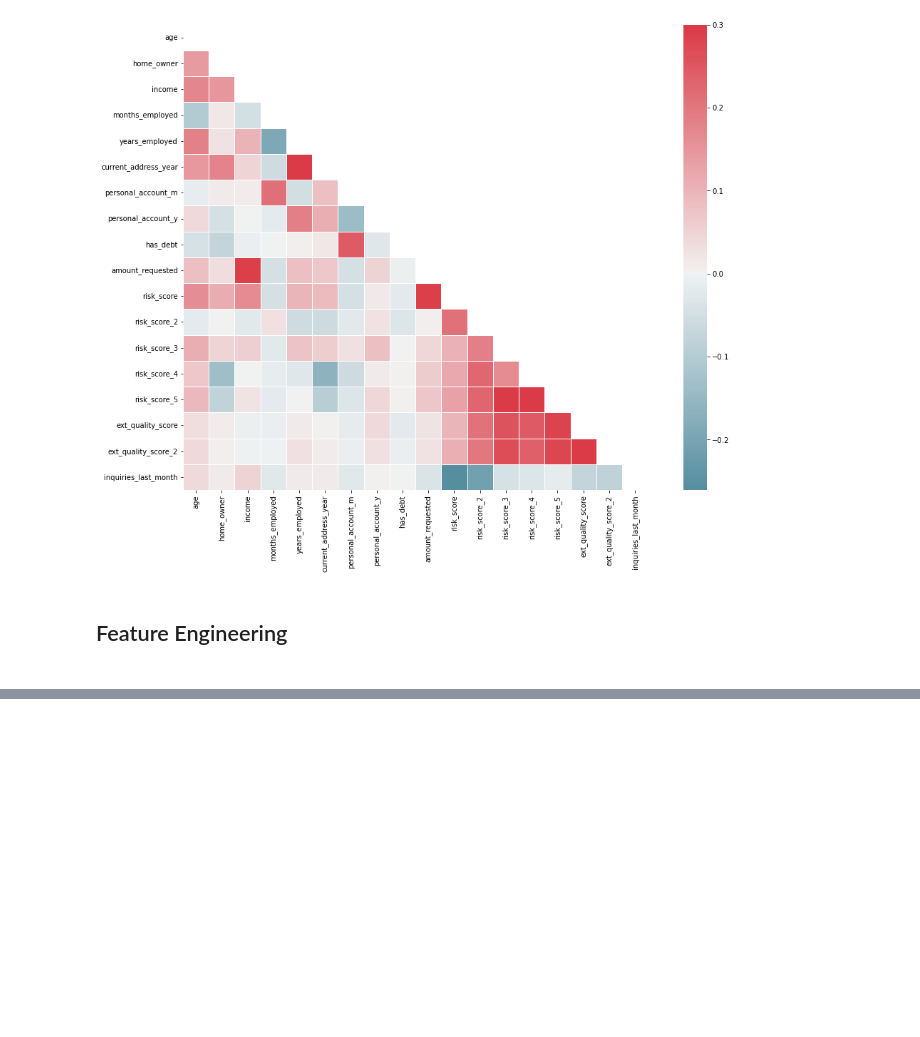
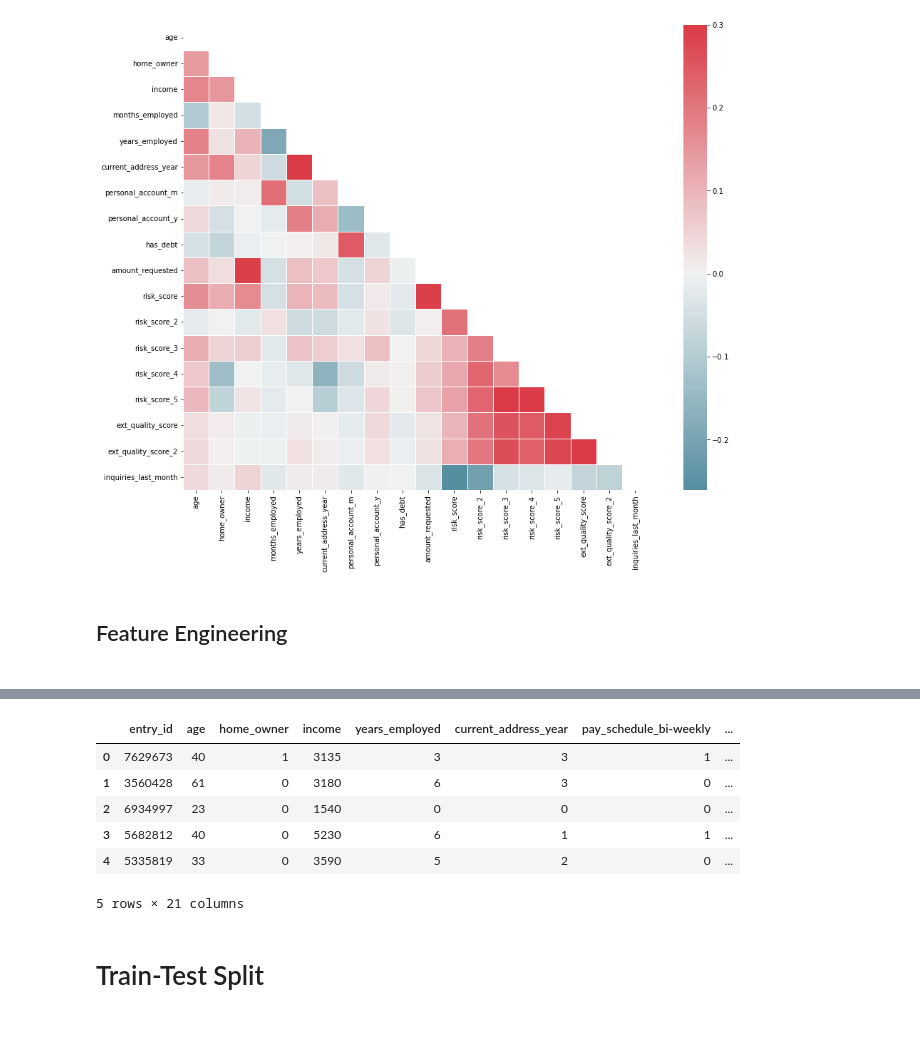
Before and after one commit to ranushw/MachineLearning, a Jupyter notebook: Capstone_Project/test.ipynb, the cells around one changed output, grey strips where cells are left out. Saved outputs shown, nothing was run; the diff lists cells and outputs as text; code cells hidden in the pictures; blank space fills up the shorter version.

```diff
--- a/Capstone_Project/test.ipynb
+++ b/Capstone_Project/test.ipynb
@@ -133,0 +179,19 @@ dataset_feature.sample(5)
+# %%
+dataset_feature = dataset_feature[['entry_id', 'age', 'home_owner', 'income', 'years_employed',
+       'current_address_year', 'pay_schedule_bi-weekly',
+       'pay_schedule_semi-monthly', 'pay_schedule_weekly',
+       'has_debt', 'amount_requested', 'risk_score', 'personal_account_months',
+       'risk_score_2', 'risk_score_3', 'risk_score_4', 'risk_score_5',
+       'ext_quality_score', 'ext_quality_score_2', 'inquiries_last_month',
+       'e_signed']]
+dataset_feature.head()
+# %% [output]
+|  | entry_id | age | home_owner | income | years_employed | current_address_year | pay_schedule_bi-weekly | ... |
+| 0 | 7629673 | 40 | 1 | 3135 | 3 | 3 | 1 | ... |
+| 1 | 3560428 | 61 | 0 | 3180 | 6 | 3 | 0 | ... |
+| 2 | 6934997 | 23 | 0 | 1540 | 0 | 0 | 0 | ... |
+| 3 | 5682812 | 40 | 0 | 5230 | 6 | 1 | 1 | ... |
+| 4 | 5335819 | 33 | 0 | 3590 | 5 | 2 | 0 | ... |
+5 rows × 21 columns
+# %% [markdown]
+<h1> Train-Test Split <h1>
```
Also changed, not shown: parts of 40 cells of this notebook.
